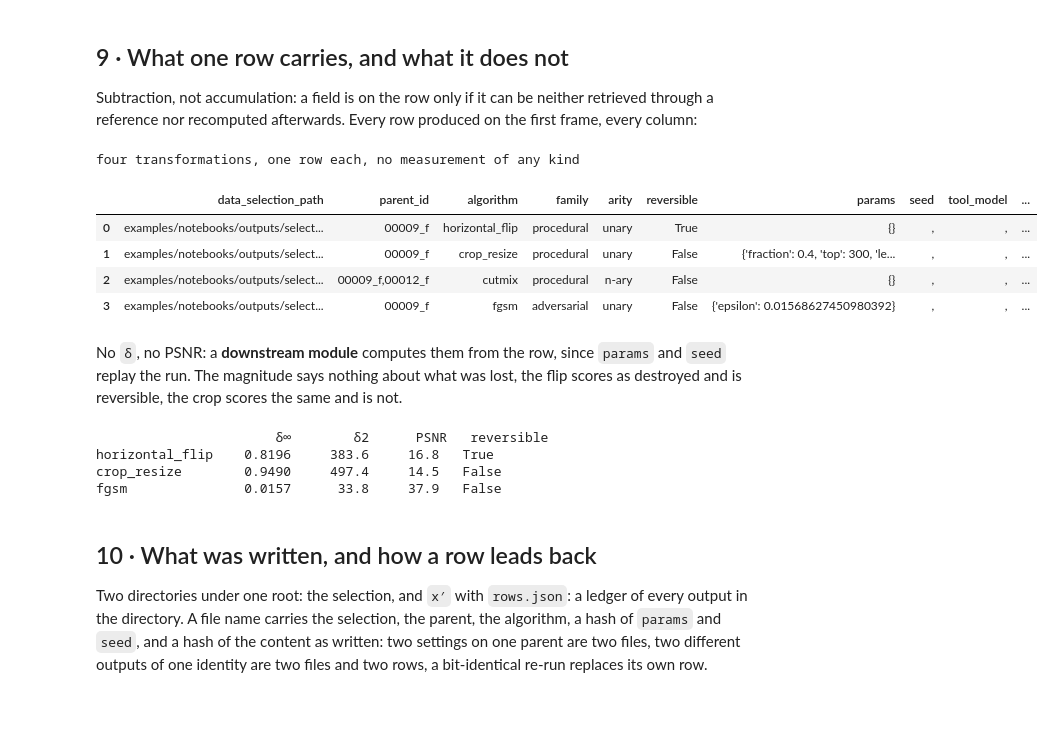
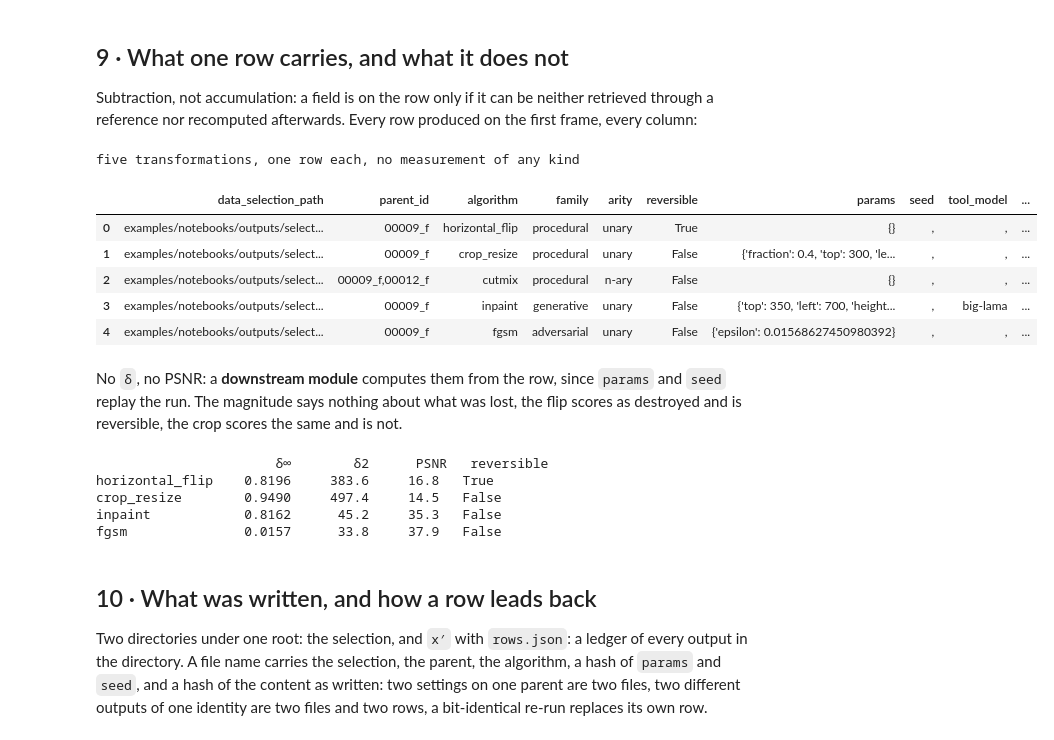
Before and after one commit to Safenai/kcai-data-sampling, a Jupyter notebook: examples/notebooks/interface_walkthrough.ipynb, the cells around one changed output. Drawn from its saved outputs; the diff is of its cells as text; code cells hidden in the pictures; blank space fills up the shorter version.

Commit message:
add generative transformation : Lama in-painting

```diff
--- a/examples/notebooks/interface_walkthrough.ipynb
+++ b/examples/notebooks/interface_walkthrough.ipynb
@@ -180,0 +193,11 @@ the n-ary row: two parents, arity = n-ary
+# %%
+lama = LamaTool()          # big-lama.pt, 206 MB, downloads once into the same cache as YOLO
+REGION = {"top": 350, "left": 700, "height": 300, "width": 500}
+
+filled, fill_row = runner.run(Inpaint({"tool_model": lama, **REGION}), [sample])[0]
+save_outputs(OUTPUTS, [(filled, fill_row)])
+
+erased = sample.x.copy()
+erased[:, REGION["top"]:REGION["top"] + REGION["height"], REGION["left"]:REGION["left"] + REGION["width"]] = 0
+show([("original", sample.x), ("region erased", erased), ("inpaint: filled in by LaMa", filled)])
+rows_table([fill_row], "the generative row: tool_model = big-lama, family = generative")
@@ -262,14 +252,15 @@ show_detections([("YOLOv8n on the original", sample.x, detect(sample.x)),
 
 Subtraction, not accumulation: a field is on the row only if it can be neither retrieved through a reference nor recomputed afterwards. Every row produced on the first frame, every column:
 # %%
-rows_table([flip_row, zoom_row, mix_row, attack_row], "four transformations, one row each, no measurement of any kind")
+rows_table([flip_row, zoom_row, mix_row, fill_row, attack_row], "five transformations, one row each, no measurement of any kind")
 # %% [output]
-four transformations, one row each, no measurement of any kind
+five transformations, one row each, no measurement of any kind
 |  | data_selection_path | parent_id | algorithm | family | arity | reversible | params | seed | tool_model | ... |
 | 0 | examples/notebooks/outputs/select... | 00009_f | horizontal_flip | procedural | unary | True | {} | , | , | ... |
 | 1 | examples/notebooks/outputs/select... | 00009_f | crop_resize | procedural | unary | False | {'fraction': 0.4, 'top': 300, 'le... | , | , | ... |
 | 2 | examples/notebooks/outputs/select... | 00009_f,00012_f | cutmix | procedural | n-ary | False | {} | , | , | ... |
-| 3 | examples/notebooks/outputs/select... | 00009_f | fgsm | adversarial | unary | False | {'epsilon': 0.01568627450980392} | , | , | ... |
+| 3 | examples/notebooks/outputs/select... | 00009_f | inpaint | generative | unary | False | {'top': 350, 'left': 700, 'height... | , | big-lama | ... |
+| 4 | examples/notebooks/outputs/select... | 00009_f | fgsm | adversarial | unary | False | {'epsilon': 0.01568627450980392} | , | , | ... |
 # %% [markdown]
 No `δ`, no PSNR: a **downstream module** computes them from the row, since `params` and `seed` replay the run. The magnitude says nothing about what was lost, the flip scores as destroyed and is reversible, the crop scores the same and is not.
 # %%
@@ -280,13 +271,14 @@ def measure(parent, x_prime):
             "psnr_db": float("inf") if mse == 0 else float(10 * np.log10(1 / mse))}
 
 print(f"{'':16} {'δ∞':>8} {'δ2':>9} {'PSNR':>9}   reversible")
-for x_prime, row in ((flipped, flip_row), (zoomed, zoom_row), (attacked, attack_row)):
+for x_prime, row in ((flipped, flip_row), (zoomed, zoom_row), (filled, fill_row), (attacked, attack_row)):
     m = measure(sample, x_prime)
     print(f"{row.algorithm:16} {m['delta_linf']:8.4f} {m['delta_l2']:9.1f} {m['psnr_db']:8.1f}   {row.reversible}")
 # %% [output]
                        δ∞        δ2      PSNR   reversible
 horizontal_flip    0.8196     383.6     16.8   True
 crop_resize        0.9490     497.4     14.5   False
+inpaint            0.8162      45.2     35.3   False
 fgsm               0.0157      33.8     37.9   False
 # %% [markdown]
 ## 10 · What was written, and how a row leads back
```
Also changed, not shown: parts of 14 cells of this notebook, 12 other files.
